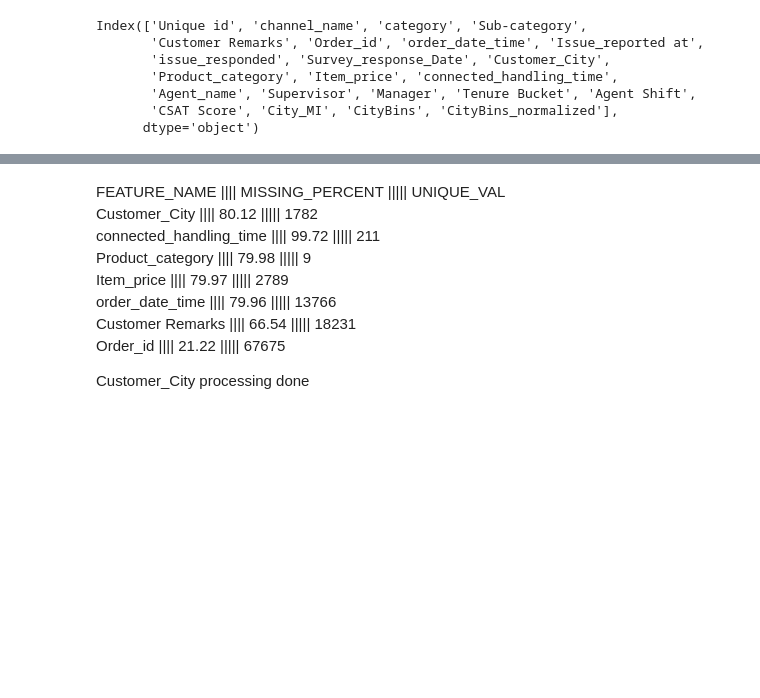
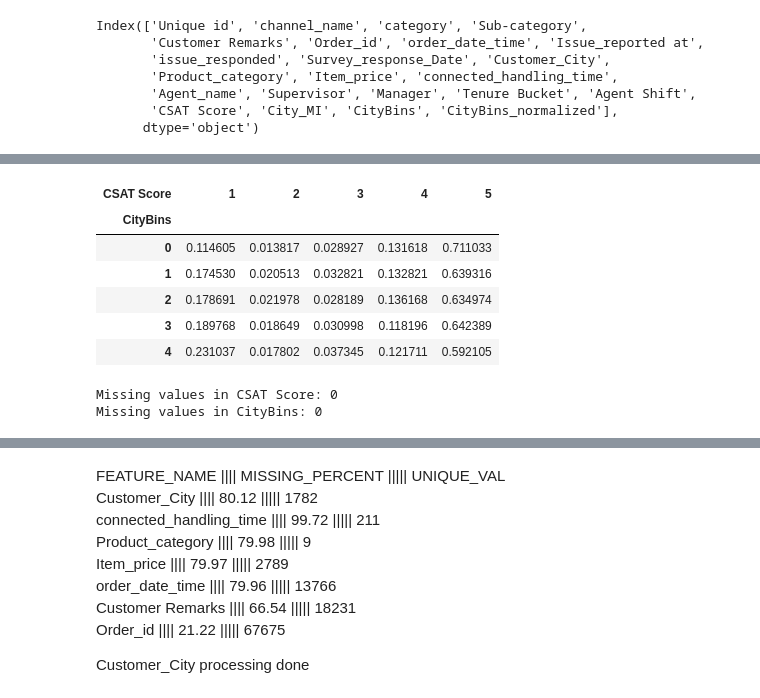
Before and after one commit to AnkurBhatt07/Customer-Satisfaction-Score-Prediction-using-ML-DL, a Jupyter notebook: notebooks/data_analysis1.ipynb, the cells around one changed output, grey strips where cells are left out. Cells and saved outputs as stored; diff of their text form; code cells hidden in the pictures; blank space fills up the shorter version.

```diff
--- a/notebooks/data_analysis1.ipynb
+++ b/notebooks/data_analysis1.ipynb
@@ -352 +450,19 @@ CityBin 2: W-stat=0.641, p-value=0.000
+# %%
+# Percentages of each CSAT class within each CityBin
+pd.crosstab(data["CityBins"], data["CSAT Score"], normalize="index")
+# %% [output]
+| CSAT Score | 1 | 2 | 3 | 4 | 5 |
+| CityBins |  |  |  |  |  |
+| 0 | 0.114605 | 0.013817 | 0.028927 | 0.131618 | 0.711033 |
+| 1 | 0.174530 | 0.020513 | 0.032821 | 0.132821 | 0.639316 |
+| 2 | 0.178691 | 0.021978 | 0.028189 | 0.136168 | 0.634974 |
+| 3 | 0.189768 | 0.018649 | 0.030998 | 0.118196 | 0.642389 |
+| 4 | 0.231037 | 0.017802 | 0.037345 | 0.121711 | 0.592105 |
+# %%
+# check missingness in csat and citybins
+print("Missing values in CSAT Score:", data["CSAT Score"].isnull().sum())
+print("Missing values in CityBins:", data["CityBins"].isnull().sum())
+# %% [output]
+Missing values in CSAT Score: 0
+Missing values in CityBins: 0
 # %%
```
Also changed, not shown: parts of 38 cells of this notebook, 3 other files.
